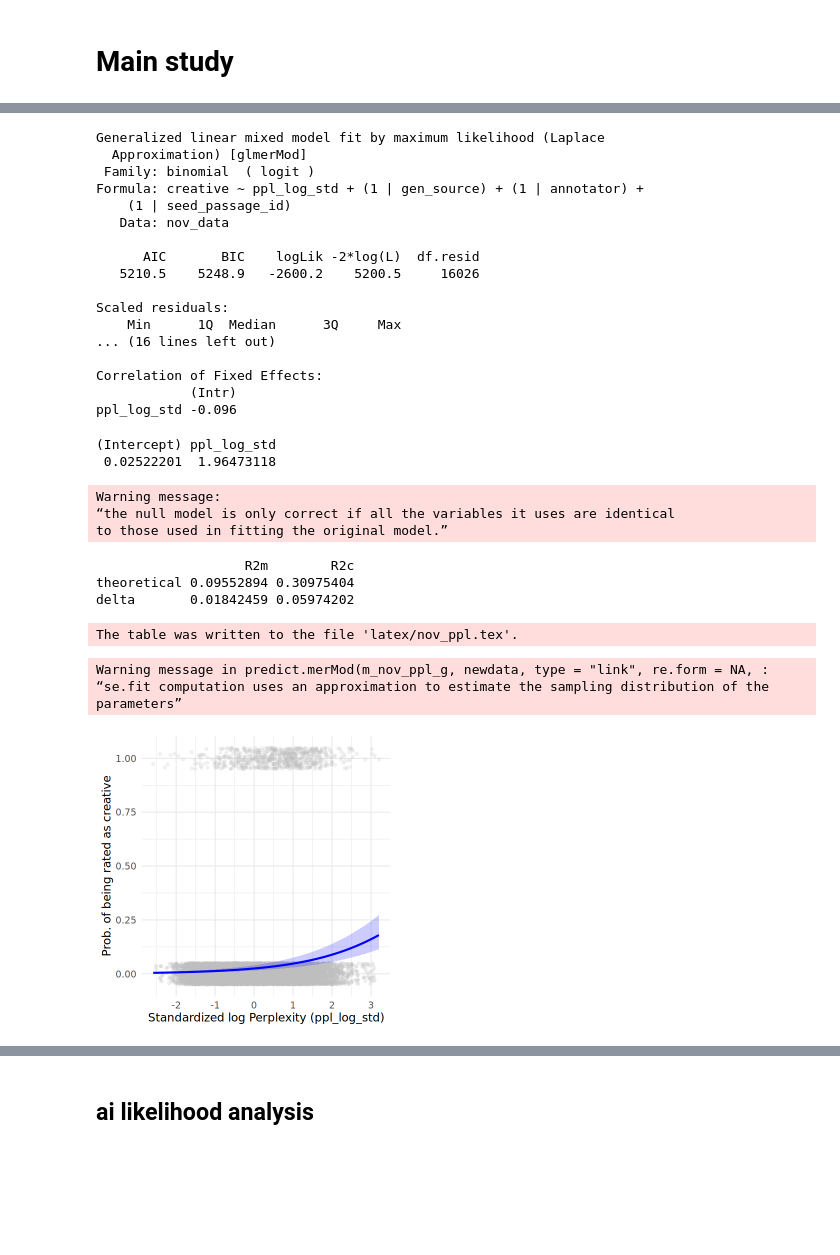
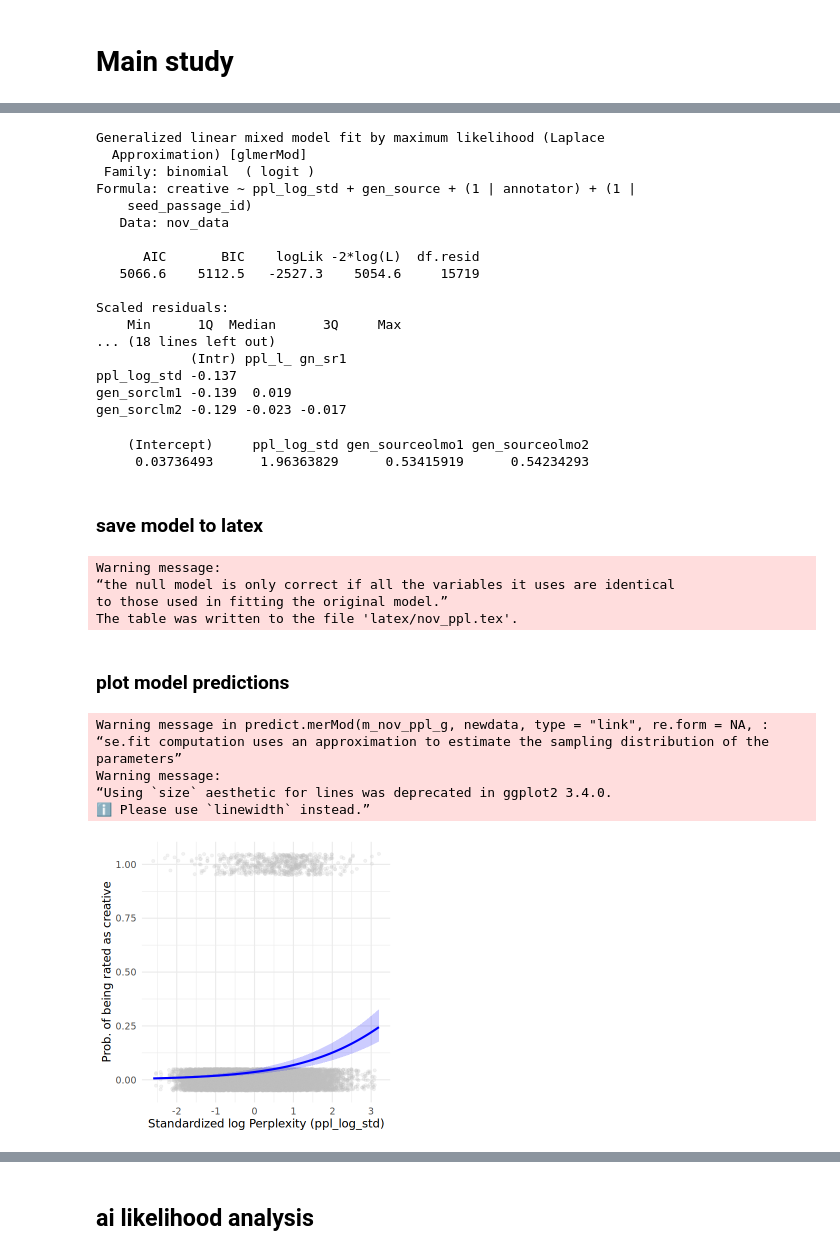
Before and after one commit to asaakyan/ngram-creativity, a Jupyter notebook: linear_models/lin.ipynb, the cells around one changed output, grey strips where cells are left out. Drawn from its saved outputs; the diff is of its cells as text; code cells hidden in the pictures; blank space fills up the shorter version.

```diff
--- a/linear_models/lin.ipynb
+++ b/linear_models/lin.ipynb
@@ -88,6 +127,6 @@ table(nov_data$creative, nov_data$meaningful)
 # %%
 m_nov_ppl_g = glmer(creative ~ ppl_log_std
-                    + (1 | gen_source)
+                    +  gen_source
                     + (1 | annotator)
                     + (1 | seed_passage_id),
                data = nov_data, family = binomial(link = "logit"))
@@ -99,36 +138,29 @@ exp(fixef(m_nov_ppl_g))
 Generalized linear mixed model fit by maximum likelihood (Laplace
   Approximation) [glmerMod]
  Family: binomial  ( logit )
-Formula: creative ~ ppl_log_std + (1 | gen_source) + (1 | annotator) +
-    (1 | seed_passage_id)
+Formula: creative ~ ppl_log_std + gen_source + (1 | annotator) + (1 |
+    seed_passage_id)
    Data: nov_data
 
       AIC       BIC    logLik -2*log(L)  df.resid
-   5210.5    5248.9   -2600.2    5200.5     16026
+   5066.6    5112.5   -2527.3    5054.6     15719
 
 Scaled residuals:
     Min      1Q  Median      3Q     Max
-... (16 lines left out)
-
-Correlation of Fixed Effects:
-            (Intr)
-ppl_log_std -0.096
+... (18 lines left out)
+            (Intr) ppl_l_ gn_sr1
+ppl_log_std -0.137
+gen_sorclm1 -0.139  0.019
+gen_sorclm2 -0.129 -0.023 -0.017
-(Intercept) ppl_log_std
- 0.02522201  1.96473118
+    (Intercept)     ppl_log_std gen_sourceolmo1 gen_sourceolmo2
+     0.03736493      1.96363829      0.53415919      0.54234293
-# %%
-print(r.squaredGLMM(m_nov_ppl_g))
-# %% [output]
-Warning message:
-“the null model is only correct if all the variables it uses are identical
-to those used in fitting the original model.”
-                   R2m        R2c
-theoretical 0.09552894 0.30975404
-delta       0.01842459 0.05974202
+# %% [markdown]
+### save model to latex
 # %%
-formula_name <- "\\shortstack[l]{creative \\textasciitilde{} ppl\\_log\\_std + \\\\
-(1 \\textbar{} gen\\_source) + (1 \\textbar{} annotator) + \\\\
+formula_name <- "\\shortstack[l]{creative \\textasciitilde{} ppl\\_log\\_std + gen\\_source + (1 \\textbar{} annotator) + \\\\
 (1 \\textbar{} seed\\_passage\\_id)}"
 
+r2 <- r.squaredGLMM(m_nov_ppl_g)
 texreg(m_nov_ppl_g,
        caption = "Mixed-effects logistic regression predicting creativity from standardized PPL",
        custom.model.names = formula_name,
@@ -136,46 +168,62 @@ texreg(m_nov_ppl_g,
        float.pos = "htbp",
        booktabs = TRUE,
        single.row = TRUE,
-       ci.force = TRUE,     # include confidence intervals
+       ci.force = TRUE,
        ci.level = 0.95,
-       file = "latex/nov_ppl.tex")  # writes LaTeX table
+       custom.gof.rows = list(
+         "$R^2_m$ (theoretical)" = round(r2[1, "R2m"], 3),
+         "$R^2_c$ (theoretical)" = round(r2[1, "R2c"], 3)
+       ),
+       file = "latex/nov_ppl.tex")
 # %% [output]
+Warning message:
+“the null model is only correct if all the variables it uses are identical
+to those used in fitting the original model.”
 The table was written to the file 'latex/nov_ppl.tex'.
+# %% [markdown]
+### plot model predictions
 # %%
-newdata <- data.frame(ppl_log_std = seq(
-  min(nov_data$ppl_log_std),
-  max(nov_data$ppl_log_std),
-  length.out = 100
-))
+# plot for ppl_log_std vs creative, with predicted probabilities from the model
+
+newdata <- expand.grid(
+  ppl_log_std = seq(
+    min(nov_data$ppl_log_std),
+    max(nov_data$ppl_log_std),
+    length.out = 100
+  ),
+  gen_source = levels(nov_data$gen_source)
+)
 
 # Get predictions on the link (logit) scale with standard errors
 pred_link <- predict(m_nov_ppl_g, newdata, type = "link", re.form = NA, se.fit = TRUE)
 
 # Compute 95% confidence intervals on the probability scale
 newdata$pred_prob <- plogis(pred_link$fit)
 newdata$lower <- plogis(pred_link$fit - 1.96 * pred_link$se.fit)
 newdata$upper <- plogis(pred_link$fit + 1.96 * pred_link$se.fit)
 
 options(repr.plot.width = 5, repr.plot.height = 5)
 ggplot() +
   # Observed points (jittered)
-  geom_jitter(data = nov_data, aes(x = ppl_log_std, y = as.numeric(novel)),
+  geom_jitter(data = nov_data, aes(x = ppl_log_std, y = as.numeric(creative)),
               height = 0.05, alpha = 0.2, color = "gray") +
-  # Predicted probability curve
-  geom_line(data = newdata, aes(x = ppl_log_std, y = pred_prob),
+  # Predicted probability curve (averaged across gen_source, or pick one)
+  geom_line(data = newdata[newdata$gen_source == "human", ], aes(x = ppl_log_std, y = pred_prob),
             color = "blue", size = 1.2) +
   # Shaded 95% confidence interval
-  geom_ribbon(data = newdata, aes(x = ppl_log_std, ymin = lower, ymax = upper),
+  geom_ribbon(data = newdata[newdata$gen_source == "human", ], aes(x = ppl_log_std, ymin = lower, ymax = upper),
               fill = "blue", alpha = 0.2) +
   labs(
     x = "Standardized log Perplexity (ppl_log_std)",
     y = "Prob. of being rated as creative",
-    # title = "Effect of ppl_log_std on Predicted Novelty with 95% CI"
   ) +
   theme_minimal(base_size = 14)
 # save plot
 ggsave("plots/novelty_vs_ppl_log_std.png", width = 5, height = 5, dpi = 300, bg = "white")
 # %% [output]
 Warning message in predict.merMod(m_nov_ppl_g, newdata, type = "link", re.form = NA, :
 “se.fit computation uses an approximation to estimate the sampling distribution of the parameters”
+Warning message:
+“Using `size` aesthetic for lines was deprecated in ggplot2 3.4.0.
+ℹ Please use `linewidth` instead.”
-[figure, old version]
+[figure, new version]
```
Also changed, not shown: parts of 61 cells of this notebook, 28 other files.
